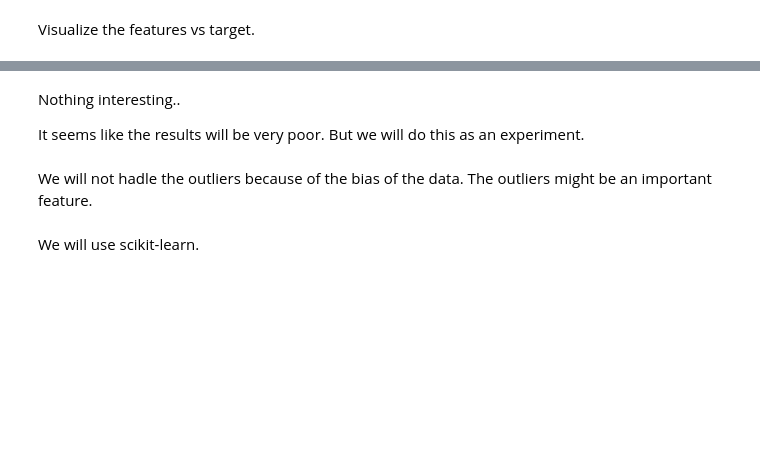
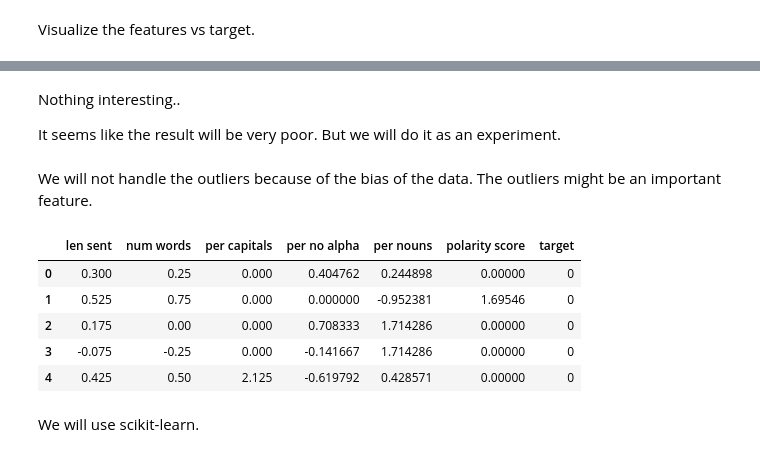
Before and after one commit to dohyun1411/Quora-Insincere-Questions-Classification, a Jupyter notebook: very_simple_classifiers.ipynb, the cells around one changed output, grey strips where cells are left out. Cells and saved outputs as stored; diff of their text form; code cells hidden in the pictures; blank space fills up the shorter version.

```diff
--- a/very_simple_classifiers.ipynb
+++ b/very_simple_classifiers.ipynb
@@ -146,9 +168,9 @@ plt.title('polarity score vs target')
 # %% [markdown]
 Nothing interesting..
 
-It seems like the results will be very poor. But we will do this as an experiment.
+It seems like the result will be very poor. But we will do it as an experiment.
 # %% [markdown]
-We will not hadle the outliers because of the bias of the data. The outliers might be an important feature.
+We will not handle the outliers because of the bias of the data. The outliers might be an important feature.
 # %%
 from sklearn.preprocessing import RobustScaler
 
@@ -167,7 +189,14 @@ def feature_scaling(df):
     return df
 # %%
 feature_df = feature_scaling(feature_df)
-feature_df
+feature_df.head()
+# %% [output]
+|  | len sent | num words | per capitals | per no alpha | per nouns | polarity score | target |
+| 0 | 0.300 | 0.25 | 0.000 | 0.404762 | 0.244898 | 0.00000 | 0 |
+| 1 | 0.525 | 0.75 | 0.000 | 0.000000 | -0.952381 | 1.69546 | 0 |
+| 2 | 0.175 | 0.00 | 0.000 | 0.708333 | 1.714286 | 0.00000 | 0 |
+| 3 | -0.075 | -0.25 | 0.000 | -0.141667 | 1.714286 | 0.00000 | 0 |
+| 4 | 0.425 | 0.50 | 2.125 | -0.619792 | 0.428571 | 0.00000 | 0 |
 # %% [markdown]
 We will use scikit-learn.
 # %%
```
Also changed, not shown: parts of 23 cells of this notebook.
